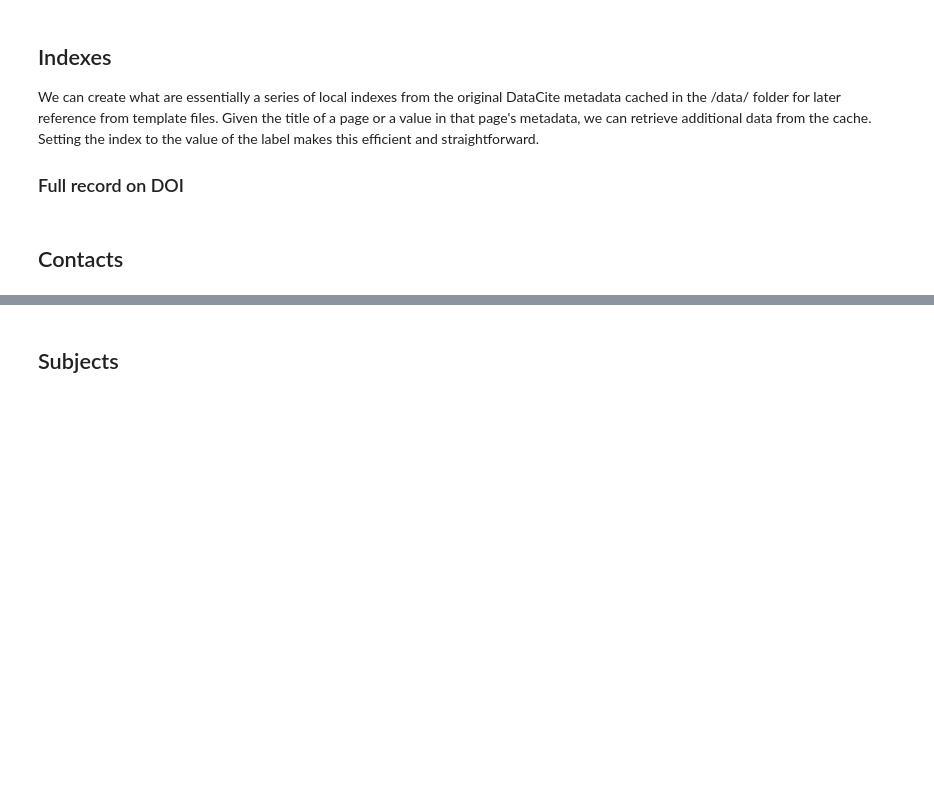
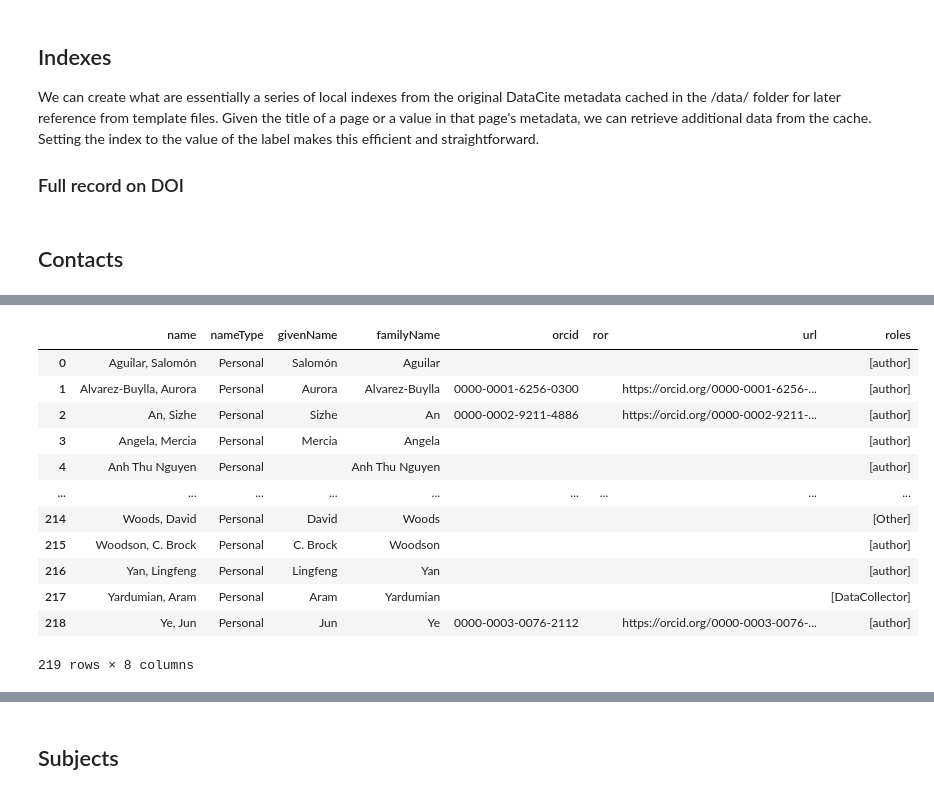
Before and after one commit to datapurifier/landingpage-in-a-box, a Jupyter notebook: notebooks/fetch datacite.ipynb, the cells around one changed output, grey strips where cells are left out. Drawn from its saved outputs; the diff is of its cells as text; code cells hidden in the pictures; blank space fills up the shorter version.

```diff
--- a/notebooks/fetch datacite.ipynb
+++ b/notebooks/fetch datacite.ipynb
@@ -310,7 +310,7 @@ def datacite_md(doc, dois_in_dataset):
                 if item['relatedIdentifierType'] == 'DOI':
                     related_doi = '/'.join(item['relatedIdentifier'].split('/')[-2:])
                     if related_doi in dois_in_dataset:
-                        md+=f"\n- [{related_doi}](../{related_doi}/)"
+                        md+=f"\n- [{related_doi}](../../{related_doi}/)"
                     else:
                         md+=f"\n- https://doi.org/{related_doi}"
                 elif item['relatedIdentifierType'] == 'ISBN':
@@ -325,11 +325,6 @@ def datacite_md(doc, dois_in_dataset):
                     md+=f"\n- {item['relatedIdentifier']} ({item['relatedIdentifierType']})"
 
     return md
-
-# Functions for saving data files
-def cache_datacite(df, cache_path='../data/datacite.json'):
-    json.dump(df.set_index('doi').to_dict('index'), open(cache_path, 'w'), indent=2)
-    print("SAVED DATACITE CACHE", cache_path)
 # %% [markdown]
 # Get DataCite Items
 This part of the process is really up to the individual use case. Any type of process is perfectly fine here as long as it returns some set of items in DataCite's native JSON format. This could also be retuned to work with JSON-LD or any other output format desired. The predominant use case is likely to work through a set of items from one or more DataCite repositories (DOI prefixes) that do not otherwise have landing pages in some primary source repository. But this can also be used to spin up some particular context of assets that need to be presented in a particular way.
@@ -486,9 +531,8 @@ df_contributors = df_items[df_items['contributors'].str.len() > 0][['doi','contr
 df_contributors = pd.concat([df_contributors.drop(['contributors'], axis=1), df_contributors['contributors'].apply(pd.Series)], axis=1)
 
 df_contacts = pd.concat([df_creators, df_contributors]).reset_index(drop=True)
-df_contacts['label'] = df_contacts.apply(lambda x: f"{x['givenName']} {x['familyName']}" if pd.notnull(x['givenName']) and pd.notnull(x['familyName']) and x['nameType'] != 'Organizational' else x['name'], axis=1)
-df_contacts['orcid'] = df_contacts['nameIdentifiers'].apply(lambda x: next((i['nameIdentifier'].split('/')[-1] for i in x if i['nameIdentifierScheme'] == 'ORCID'), None))
-df_contacts['ror'] = df_contacts['nameIdentifiers'].apply(lambda x: next((i['nameIdentifier'].split('/')[-1] for i in x if i['nameIdentifierScheme'] == 'ROR'), None))
+df_contacts['orcid'] = df_contacts['nameIdentifiers'].apply(lambda x: next((i['nameIdentifier'].split('/')[-1] for i in x if i['nameIdentifierScheme'] == 'ORCID'), ''))
+df_contacts['ror'] = df_contacts['nameIdentifiers'].apply(lambda x: next((i['nameIdentifier'].split('/')[-1] for i in x if i['nameIdentifierScheme'] == 'ROR'), ''))
 
 def contact_url(contact):
     if contact['orcid']:
@@ -496,6 +540,7 @@ def contact_url(contact):
     elif contact['ror']:
         return f'https://ror.org/{contact["ror"]}'
     else:
-        return None
+        return ''
 
 df_contacts['url'] = df_contacts.apply(contact_url, axis=1)
+df_contacts.fillna('', inplace=True)
@@ -502,3 +572,27 @@ df_contacts['url'] = df_contacts.apply(contact_url, axis=1)
+# %%
+contact_roles = df_contacts[df_contacts['contributorType'].str.len() > 0][['name','contributorType']].groupby('name', as_index=False).agg(list)
+contact_roles['roles'] = contact_roles['contributorType'].apply(lambda x: list(set(x)))
+# %%
+pd.merge(
+    left=df_contacts.drop(columns=['doi','nameIdentifiers','affiliation','contributorType']).groupby('name', as_index=False).first(),
+    right=contact_roles[['name','roles']],
+    how='left',
+    on='name'
+)
+# %% [output]
+|  | name | nameType | givenName | familyName | orcid | ror | url | roles |
+| 0 | Aguilar, Salomón | Personal | Salomón | Aguilar |  |  |  | [author] |
+| 1 | Alvarez-Buylla, Aurora | Personal | Aurora | Alvarez-Buylla | 0000-0001-6256-0300 |  | https://orcid.org/0000-0001-6256-... | [author] |
+| 2 | An, Sizhe | Personal | Sizhe | An | 0000-0002-9211-4886 |  | https://orcid.org/0000-0002-9211-... | [author] |
+| 3 | Angela, Mercia | Personal | Mercia | Angela |  |  |  | [author] |
+| 4 | Anh Thu Nguyen | Personal |  | Anh Thu Nguyen |  |  |  | [author] |
+| ... | ... | ... | ... | ... | ... | ... | ... | ... |
+| 214 | Woods, David | Personal | David | Woods |  |  |  | [Other] |
+| 215 | Woodson, C. Brock | Personal | C. Brock | Woodson |  |  |  | [author] |
+| 216 | Yan, Lingfeng | Personal | Lingfeng | Yan |  |  |  | [author] |
+| 217 | Yardumian, Aram | Personal | Aram | Yardumian |  |  |  | [DataCollector] |
+| 218 | Ye, Jun | Personal | Jun | Ye | 0000-0003-0076-2112 |  | https://orcid.org/0000-0003-0076-... | [author] |
+219 rows × 8 columns
 # %%
 df_contacts[
     (df_contacts['nameType'] == 'Organizational')
```
Also changed, not shown: parts of 13 cells of this notebook.
